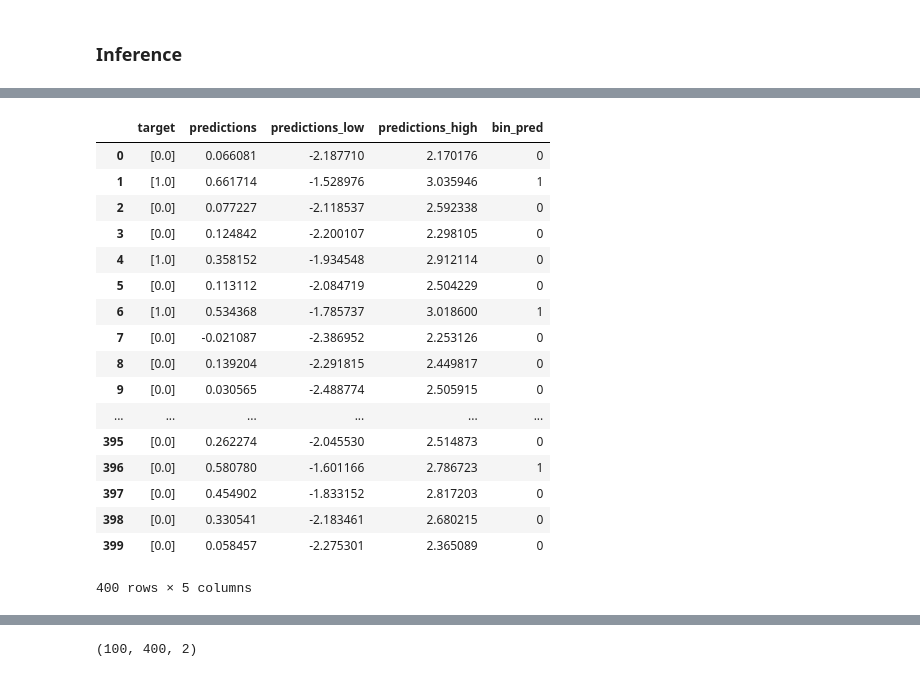
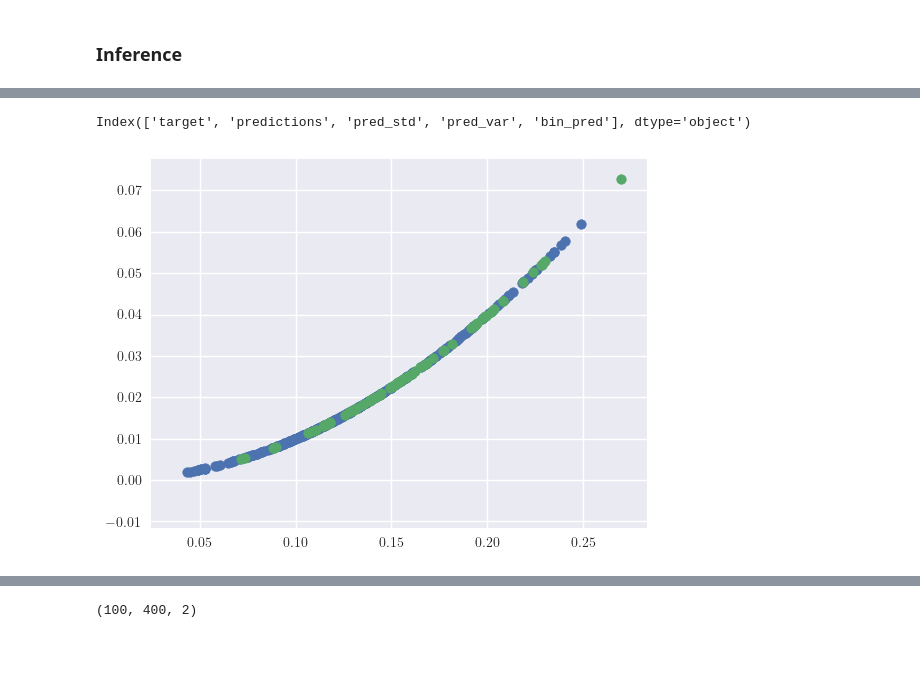
Before and after one commit to msahamed/earthquake_physics_bayesian_nn, a Jupyter notebook: Baysian_neural_network.ipynb, the cells around one changed output, grey strips where cells are left out. Cells and saved outputs as stored; diff of their text form; code cells hidden in the pictures; blank space fills up the shorter version.

Commit message:
Interpret with posterior weights

```diff
--- a/Baysian_neural_network.ipynb
+++ b/Baysian_neural_network.ipynb
@@ -251,10 +293,10 @@ Took 2332 secs.
 # %%
 results = pd.DataFrame()
 results['target'] = list(ytest)
-# %%
-results['predictions'] = posteriorsamples.mean()
-results['predictions_low'] = posteriorsamples.quantile(0.01)
-results['predictions_high'] = posteriorsamples.quantile(0.99)
+# %%
+results['predictions'] = predictions_samp.mean(axis = 0)
+results['pred_std'] = predictions_samp.std(axis = 0)
+results['pred_var'] = predictions_samp.var(axis = 0)
 # %%
 ypred = []
 for pred in results['predictions']:
@@ -264,27 +306,20 @@ for pred in results['predictions']:
         ypred.append(0)
 # %%
 results['bin_pred'] = ypred
-# %%
-results
-# %% [output]
-|  | target | predictions | predictions_low | predictions_high | bin_pred |
-| 0 | [0.0] | 0.066081 | -2.187710 | 2.170176 | 0 |
-| 1 | [1.0] | 0.661714 | -1.528976 | 3.035946 | 1 |
-| 2 | [0.0] | 0.077227 | -2.118537 | 2.592338 | 0 |
-| 3 | [0.0] | 0.124842 | -2.200107 | 2.298105 | 0 |
-| 4 | [1.0] | 0.358152 | -1.934548 | 2.912114 | 0 |
-| 5 | [0.0] | 0.113112 | -2.084719 | 2.504229 | 0 |
-| 6 | [1.0] | 0.534368 | -1.785737 | 3.018600 | 1 |
-| 7 | [0.0] | -0.021087 | -2.386952 | 2.253126 | 0 |
-| 8 | [0.0] | 0.139204 | -2.291815 | 2.449817 | 0 |
-| 9 | [0.0] | 0.030565 | -2.488774 | 2.505915 | 0 |
-| ... | ... | ... | ... | ... | ... |
-| 395 | [0.0] | 0.262274 | -2.045530 | 2.514873 | 0 |
-| 396 | [0.0] | 0.580780 | -1.601166 | 2.786723 | 1 |
-| 397 | [0.0] | 0.454902 | -1.833152 | 2.817203 | 0 |
-| 398 | [0.0] | 0.330541 | -2.183461 | 2.680215 | 0 |
-| 399 | [0.0] | 0.058457 | -2.275301 | 2.365089 | 0 |
-400 rows × 5 columns
+# %%
+correct = results[(results.target == results.bin_pred)]
+# %%
+incorrect = results[(results.target != results.bin_pred)]
+# %%
+correct.columns
+# %% [output]
+Index(['target', 'predictions', 'pred_std', 'pred_var', 'bin_pred'], dtype='object')
+# %%
+plt.scatter(correct.pred_std, correct.pred_var)
+plt.scatter(incorrect.pred_std, incorrect.pred_var)
+plt.show()
+# %% [output]
+[figure, added]
 # %%
 from sklearn.metrics import accuracy_score, classification_report, confusion_matrix
 # %%
```
Also changed, not shown: parts of 18 cells of this notebook.
